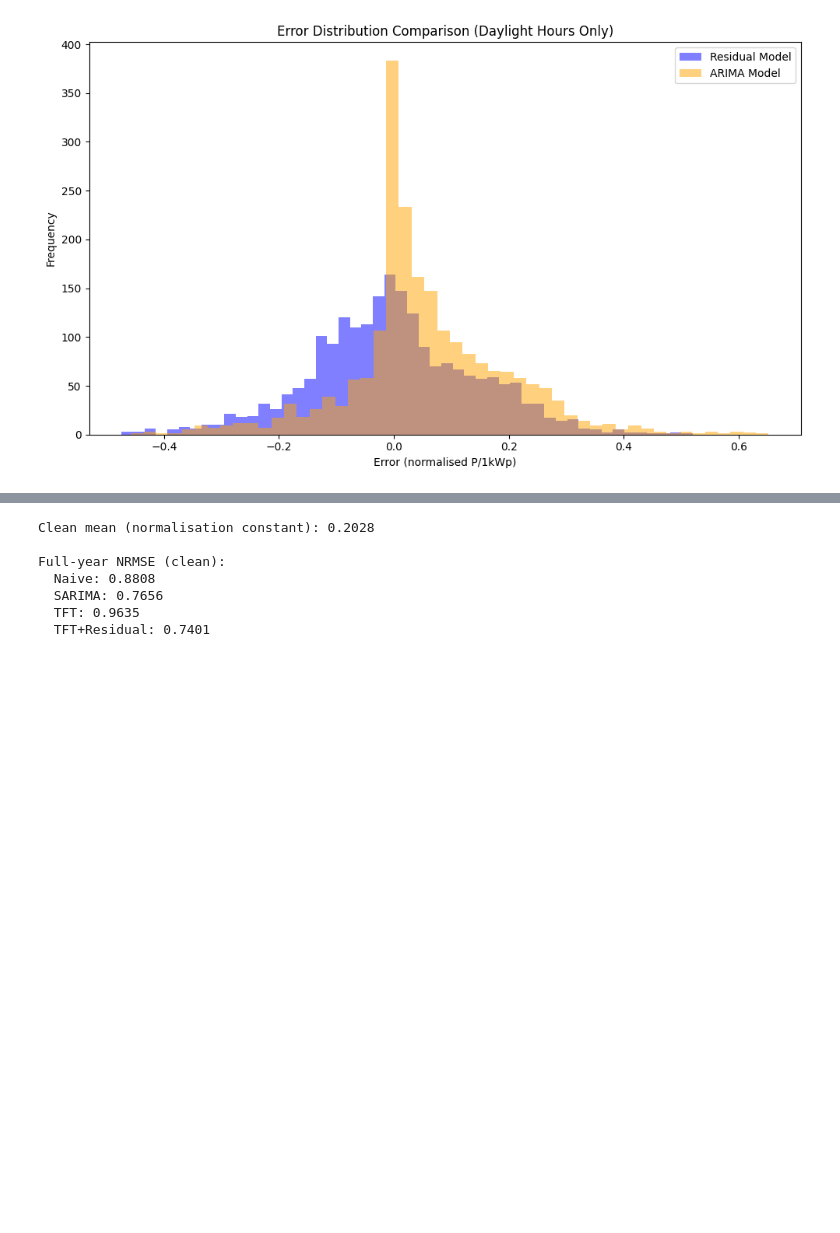
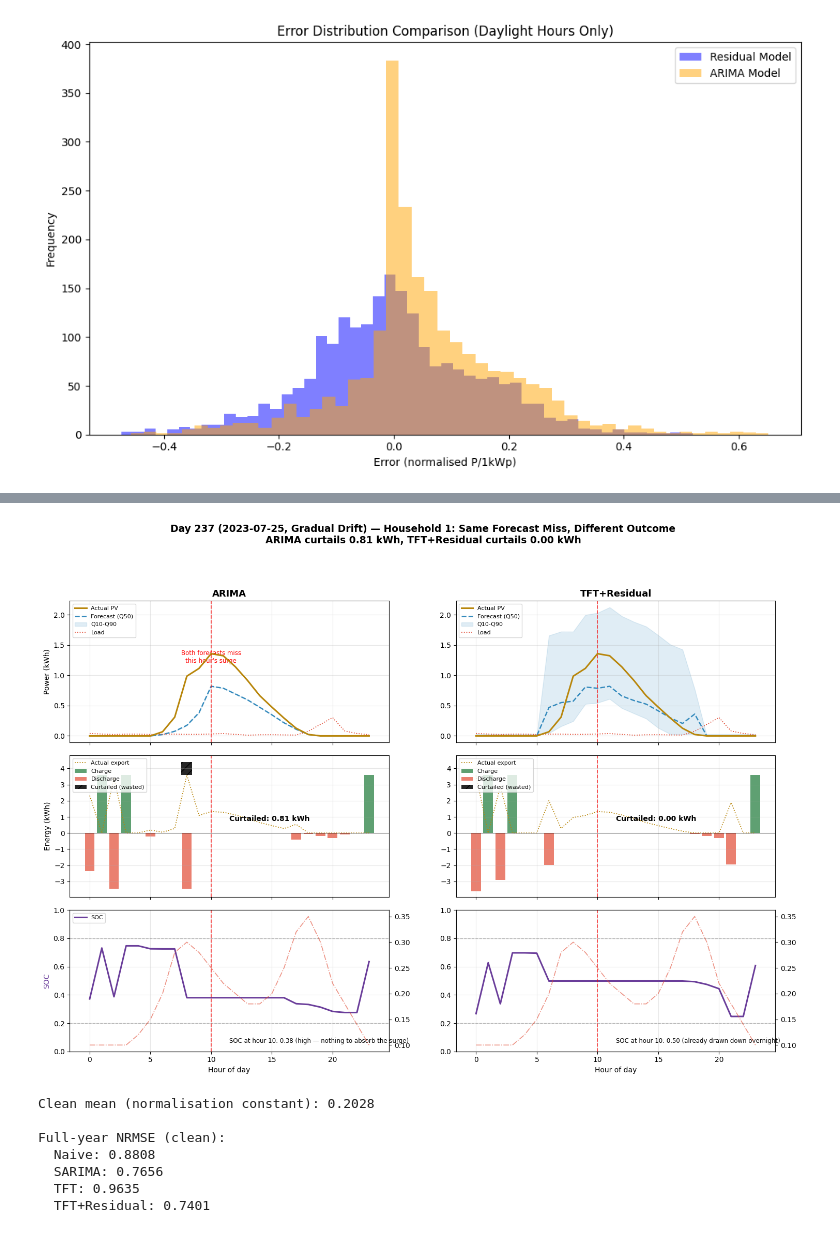
Before and after one commit to AlyHafez/adaptive-pv-forecasting, a Jupyter notebook: notebooks/result_analysis.ipynb, the cells around one changed output, grey strips where cells are left out. Drawn from its saved outputs; the diff is of its cells as text; code cells hidden in the pictures; blank space fills up the shorter version.

```diff
--- a/notebooks/result_analysis.ipynb
+++ b/notebooks/result_analysis.ipynb
@@ -461,10 +459,10 @@ import pandas as pd
 import numpy as np
 
 # load your saved CSV
-df = pd.read_csv(f"{file_config.results_dir}/control_arima_pretrained_shaded_h1.csv")
+df = pd.read_csv(f"{file_config.results_dir}/control_arima_pretrained_drifted_h1.csv")
 
 # pick a day to visualise — try a summer day (day 180 = late June)
-day = 211
+day = 195
 mask = df["day"] == day
 day_df = df[mask].reset_index(drop=True)
 
@@ -537,7 +535,7 @@ lines1, labels1 = ax3.get_legend_handles_labels()
 lines2, labels2 = ax3_twin.get_legend_handles_labels()
 ax3.legend(lines1 + lines2, labels1 + labels2, fontsize=8)
 
-plt.suptitle(f"ADAPT-PV Battery Scheduling — Day {day} (H1 Pretrained Shaded)",
+plt.suptitle(f"ADAPT-PV Battery Scheduling — Day {day} (H1 Pretrained Drifted)",
              fontsize=13, fontweight='bold')
 plt.savefig(f"{file_config.results_dir}/scheduling_day_{day}_arima_shaded.png",
             dpi=300, bbox_inches='tight')
@@ -547,3 +543,96 @@ plt.show()
+# %%
+import matplotlib.pyplot as plt
+import pandas as pd
+
+# ── MPC validation figure: day 195, gradual drift, household 1 ─────────────
+# The most extreme single-day example found this session: ARIMA and
+# TFT+Residual produce near-identical point forecasts at hour 10 (both miss
+# a real generation surge), but end up with very different outcomes because
+# each controller managed its battery SOC differently across the rest of the
+# day. ARIMA kept SOC high overnight, then had nothing to absorb the
+# forecast miss -- 2.20 kWh curtailed, almost the entire day's total in that
+# one hour. TFT+Residual had already drawn its battery down earlier
+# (informed by its non-trivial upper-quantile band even when its own median
+# also missed), leaving headroom exactly when it was needed -- 0.00 kWh
+# curtailed. This is evidence for the value of uncertainty-aware scheduling,
+# not just point-forecast accuracy: both models' point forecasts were
+# comparably wrong that hour.
+
+day = 237
+arima = pd.read_csv(f"{file_config.results_dir}/control_arima_pretrained_shaded_h1.csv")
+tftr  = pd.read_csv(f"{file_config.results_dir}/control_tft_residual_pretrained_shaded_h1.csv")
+a = arima[arima["day"] == day].reset_index(drop=True)
+t = tftr[tftr["day"] == day].reset_index(drop=True)
+
+fig, axes = plt.subplots(3, 2, figsize=(15, 11), sharex=True)
+colors = {"pv": "#B8860B", "fc": "#348ABD", "load": "#E24A33", "charge": "#1B7837",
+          "discharge": "#E24A33", "curt": "#000000", "soc": "#6A3D9A", "price": "#E24A33"}
+
+for col_idx, (df, label) in enumerate([(a, "ARIMA"), (t, "TFT+Residual")]):
+    hours = df["hour"]
+    ax1, ax2, ax3 = axes[0, col_idx], axes[1, col_idx], axes[2, col_idx]
+
+    ax1.plot(hours, df["actual_pv"], color=colors["pv"], linewidth=2.2, label="Actual PV", zorder=5)
+    ax1.plot(hours, df["forecast_median"], color=colors["fc"], linewidth=1.8, linestyle="--", label="Forecast (Q50)")
+    if "forecast_lower" in df.columns:
+        ax1.fill_between(hours, df["forecast_lower"], df["forecast_upper"], alpha=0.15, color=colors["fc"], label="Q10-Q90")
+    ax1.plot(hours, df["load"], color=colors["load"], linewidth=1.3, linestyle=":", label="Load")
+    ax1.set_title(f"{label}", fontsize=13, fontweight="bold")
+    ax1.legend(fontsize=8, loc="upper left")
+    ax1.grid(alpha=0.3)
+
+    ax2.bar(hours, df["charge"], color=colors["charge"], alpha=0.7, label="Charge")
+    ax2.bar(hours, -df["discharge"], color=colors["discharge"], alpha=0.7, label="Discharge")
+    ax2.plot(hours, df["actual_export"], color=colors["pv"], linewidth=1.3, linestyle=":", label="Actual export")
+    ax2.bar(hours, df["curtailment"], bottom=df["actual_export"], color=colors["curt"],
+            alpha=0.85, width=0.9, hatch="//", label="Curtailed (wasted)")
+    ax2.axhline(0, color="black", linewidth=0.6)
+    ax2.legend(fontsize=8, loc="upper left")
+    ax2.grid(alpha=0.3)
+
+    ax3_twin = ax3.twinx()
+    ax3.plot(hours, df["soc_next"], color=colors["soc"], linewidth=2.2, label="SOC")
+    ax3.axhline(0.2, color="grey", linestyle="--", alpha=0.5, linewidth=1)
+    ax3.axhline(0.8, color="grey", linestyle="--", alpha=0.5, linewidth=1)
+    ax3.set_ylim(0, 1)
+    ax3_twin.plot(hours, df["import_price"], color=colors["price"], linewidth=1.2, linestyle="-.", alpha=0.6, label="Import price")
+    ax3.set_xlabel("Hour of day", fontsize=10)
+    ax3.grid(alpha=0.3)
+    if col_idx == 0:
+        ax3.legend(fontsize=8, loc="upper left")
+
+    for ax in [ax1, ax2, ax3]:
+        ax.axvline(10, color="red", linestyle="--", linewidth=1.3, alpha=0.7)
+
+axes[0, 0].annotate("Both forecasts miss\nthis hour's surge", xy=(10, axes[0,0].get_ylim()[1]*0.85),
+                     fontsize=8.5, ha="center", color="red")
+axes[1, 0].annotate(f"Curtailed: {a['curtailment'].sum():.2f} kWh",
+                     xy=(11.5, a["curtailment"].max()*0.9), fontsize=10, fontweight="bold", color="black")
+axes[1, 1].annotate(f"Curtailed: {t['curtailment'].sum():.2f} kWh",
+                     xy=(11.5, a["curtailment"].max()*0.9), fontsize=10, fontweight="bold", color="black")
+axes[2, 0].annotate(f"SOC at hour 10: {a.loc[10,'soc']:.2f} (high — nothing to absorb the surge)",
+                     xy=(0.5, 0.06), xycoords="axes fraction", fontsize=8.5)
+axes[2, 1].annotate(f"SOC at hour 10: {t.loc[10,'soc']:.2f} (already drawn down overnight)",
+                     xy=(0.5, 0.06), xycoords="axes fraction", fontsize=8.5)
+
+for row in range(3):
+    ylims = [axes[row, 0].get_ylim(), axes[row, 1].get_ylim()]
+    ymin, ymax = min(y[0] for y in ylims), max(y[1] for y in ylims)
+    axes[row, 0].set_ylim(ymin, ymax)
+    axes[row, 1].set_ylim(ymin, ymax)
+
+axes[0, 0].set_ylabel("Power (kWh)", fontsize=10)
+axes[1, 0].set_ylabel("Energy (kWh)", fontsize=10)
+axes[2, 0].set_ylabel("SOC", fontsize=10, color=colors["soc"])
+
+plt.suptitle(f"Day {day} (2023-07-25, Gradual Drift) — Household 1: Same Forecast Miss, Different Outcome\n"
+             f"ARIMA curtails {a['curtailment'].sum():.2f} kWh, TFT+Residual curtails {t['curtailment'].sum():.2f} kWh",
+             fontsize=13.5, fontweight="bold")
+plt.tight_layout(rect=[0, 0, 1, 0.93])
+plt.savefig(f"{file_config.results_dir}/mpc_validation_day195_comparison.png", dpi=300, bbox_inches="tight")
+plt.show()
+# %% [output]
+[figure, added]
 # %%
 import pandas as pd
 import numpy as np
```
Also changed, not shown: parts of 9 cells of this notebook.
